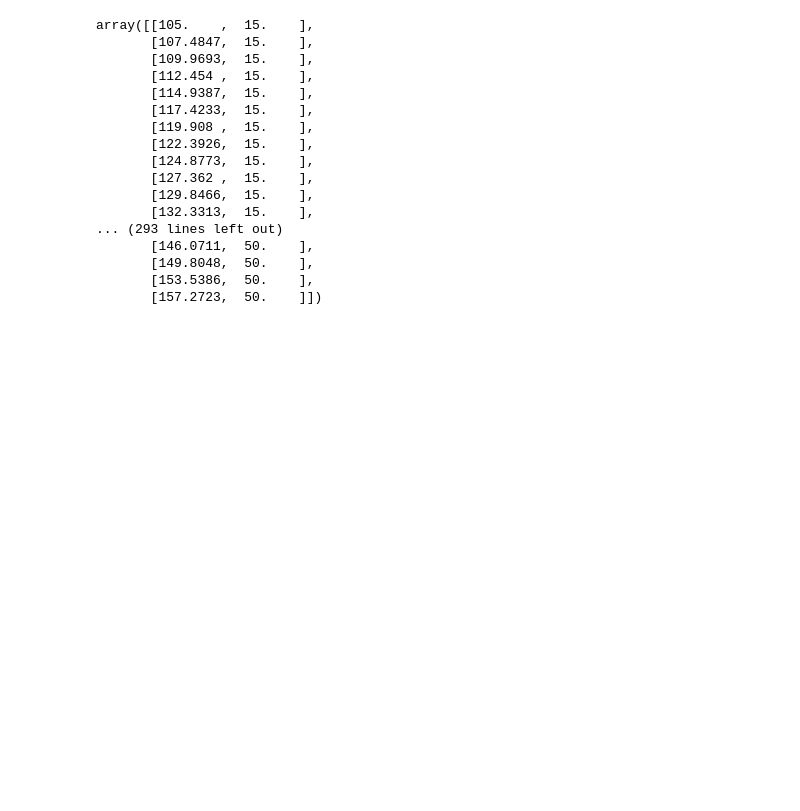
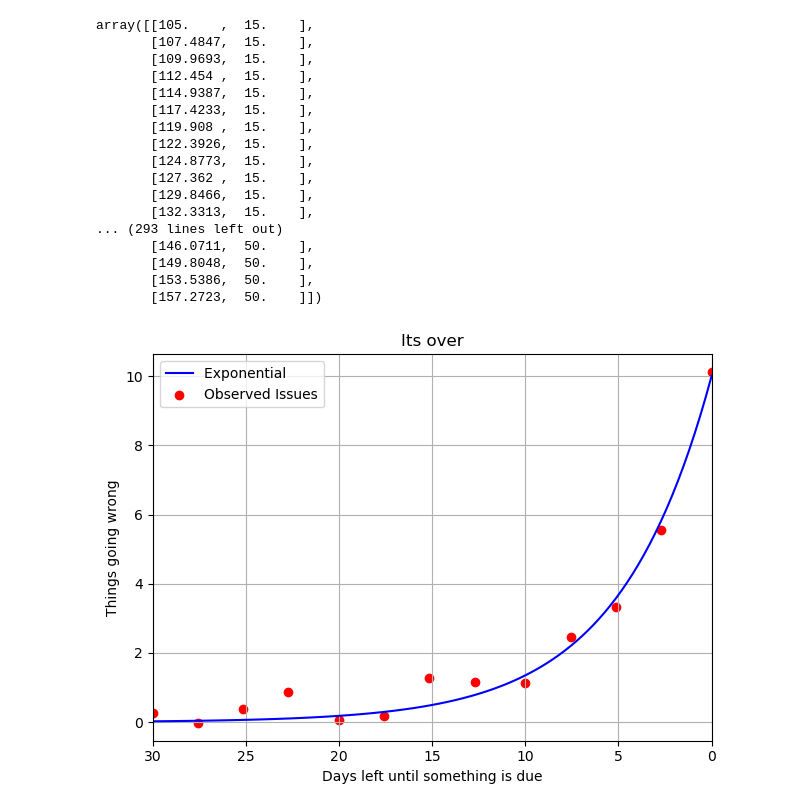
Before and after one commit to RicValle/ugastro, a Jupyter notebook: Lab4Functions/Observing Time.ipynb, the cells around one changed output. Cells and saved outputs as stored; diff of their text form; code cells hidden in the pictures; blank space fills up the shorter version.

```diff
--- a/Lab4Functions/Observing Time.ipynb
+++ b/Lab4Functions/Observing Time.ipynb
@@ -414,3 +414,47 @@ array([[105.    ,  15.    ],
        [149.8048,  50.    ],
        [153.5386,  50.    ],
        [157.2723,  50.    ]])
+# %%
+import numpy as np
+import matplotlib.pyplot as plt
+
+# Set seed for reproducibility
+np.random.seed(42)
+
+# Generate x-values: days left until due (from 30 to 0)
+days_left = np.linspace(30, 0, 100)
+
+# Define an exponential function for the trend
+# As days decrease, things going wrong increase exponentially
+# We'll model this as an exponential decay from 30 to 0 days,
+# then invert it to represent increasing issues
+base_trend = np.exp((30 - days_left) / 5)
+
+# Normalize the trend to a reasonable scale
+base_trend = base_trend / np.max(base_trend) * 10
+
+# Generate 13 discrete data points with some noise
+num_points = 13
+sample_indices = np.linspace(0, len(days_left) - 1, num_points, dtype=int)
+sample_days = days_left[sample_indices]
+sample_issues = base_trend[sample_indices] + np.random.normal(0, 0.5, num_points)
+
+# Plot the exponential trend line
+plt.plot(days_left, base_trend, label='Exponential ', color='blue')
+
+# Plot the discrete data points
+plt.scatter(sample_days, sample_issues, color='red', label='Observed Issues')
+
+# Customize the plot
+plt.xlabel('Days left until something is due')
+plt.ylabel('Things going wrong')
+plt.title('Its over')
+plt.xlim(30, 0)  # Reverse x-axis: 30 to 0
+plt.legend()
+plt.grid(True)
+plt.tight_layout()
+
+# Display the plot
+plt.show()
+# %% [output]
+[figure, added]
```
Also changed, not shown: 2 other files.
